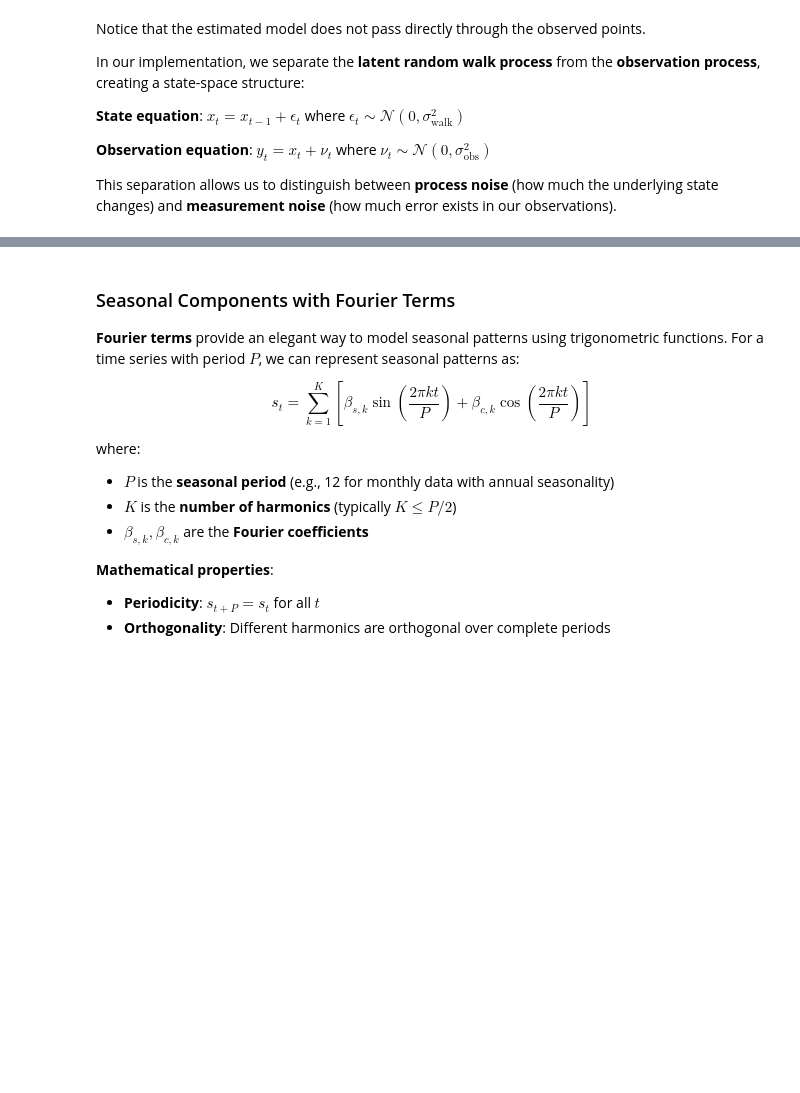
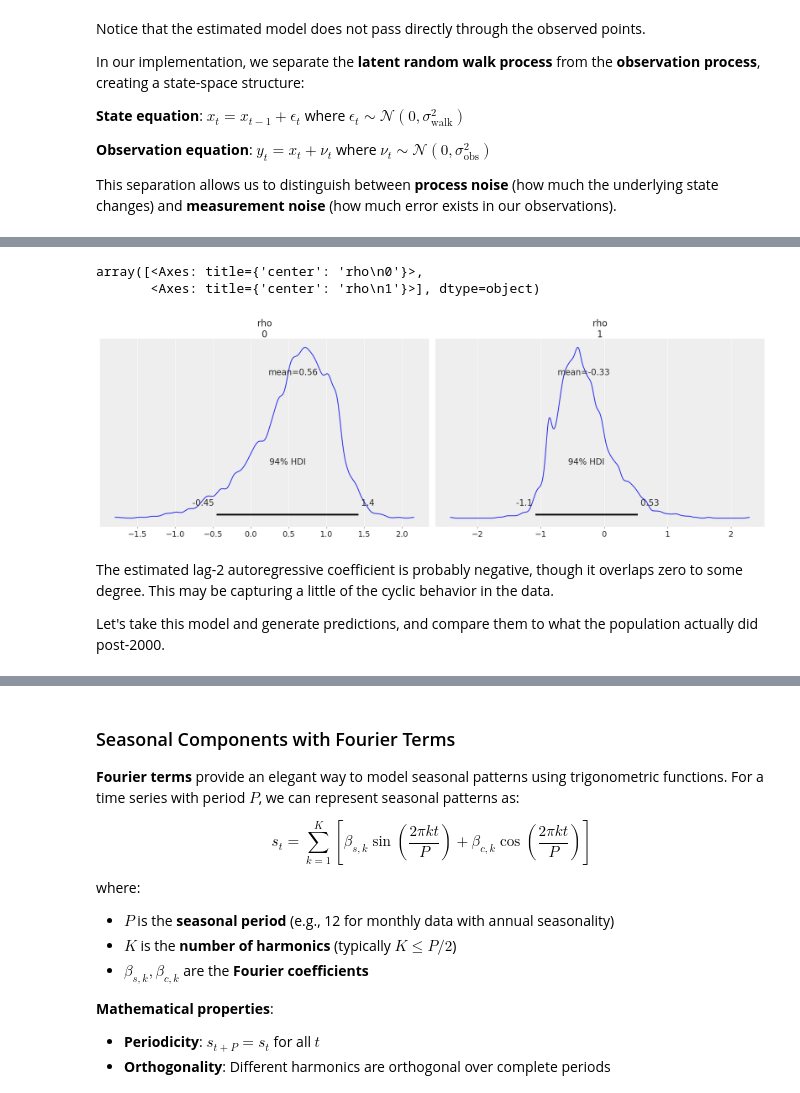
Before and after one commit to Chao-Jen/ts_pydata_london_2025, a Jupyter notebook: notebooks/Section3_Bayesian_Time_Series_Models.ipynb, the cells around one changed output, grey strips where cells are left out. Cells and saved outputs as stored; diff of their text form; code cells hidden in the pictures; blank space fills up the shorter version.

```diff
--- a/notebooks/Section3_Bayesian_Time_Series_Models.ipynb
+++ b/notebooks/Section3_Bayesian_Time_Series_Models.ipynb
@@ -646,0 +686,26 @@ else:
+# %%
+with pm.Model(coords={'time': years}) as ar2_model:
+
+    y_obs = pm.Data('y_obs', squirrel_density, dims='time')
+
+    sigma_ar = pm.HalfNormal('sigma_ar', sigma=1.0)
+
+    rho = pm.Normal('rho', mu=0, sigma=1.0, shape=2)
+
+    init_dist = pm.Normal.dist(mu=0, sigma=1)
+
+    log_ar = pm.AR('log_ar',
+        rho=rho,
+        sigma=sigma_ar,
+        init_dist=init_dist,
+        dims='time')
+
+    ar = pm.Deterministic('ar', pm.math.exp(log_ar), dims='time')
+
+    # Observation noise (measurement error)
+    sigma_obs = pm.HalfNormal('sigma_obs', sigma=1.0)
+
+    # Likelihood: observed squirrel density data are noisy observations of the walk
+    y = pm.LogNormal('y', mu=log_ar, sigma=sigma_obs, observed=y_obs, dims='time')
+
+    trace_ar2 = pm.sample(1000, tune=2000, random_seed=RANDOM_SEED)
@@ -646,0 +722,10 @@ else:
+# %%
+az.plot_posterior(trace_ar2, var_names=['rho'])
+# %% [output]
+array([<Axes: title={'center': 'rho\n0'}>,
+       <Axes: title={'center': 'rho\n1'}>], dtype=object)
+[figure, added]
+# %% [markdown]
+The estimated lag-2 autoregressive coefficient is probably negative, though it overlaps zero to some degree. This may be capturing a little of the cyclic behavior in the data.
+
+Let's take this model and generate predictions, and compare them to what the population actually did post-2000.
```
Also changed, not shown: parts of 24 cells of this notebook, 2 other files.
